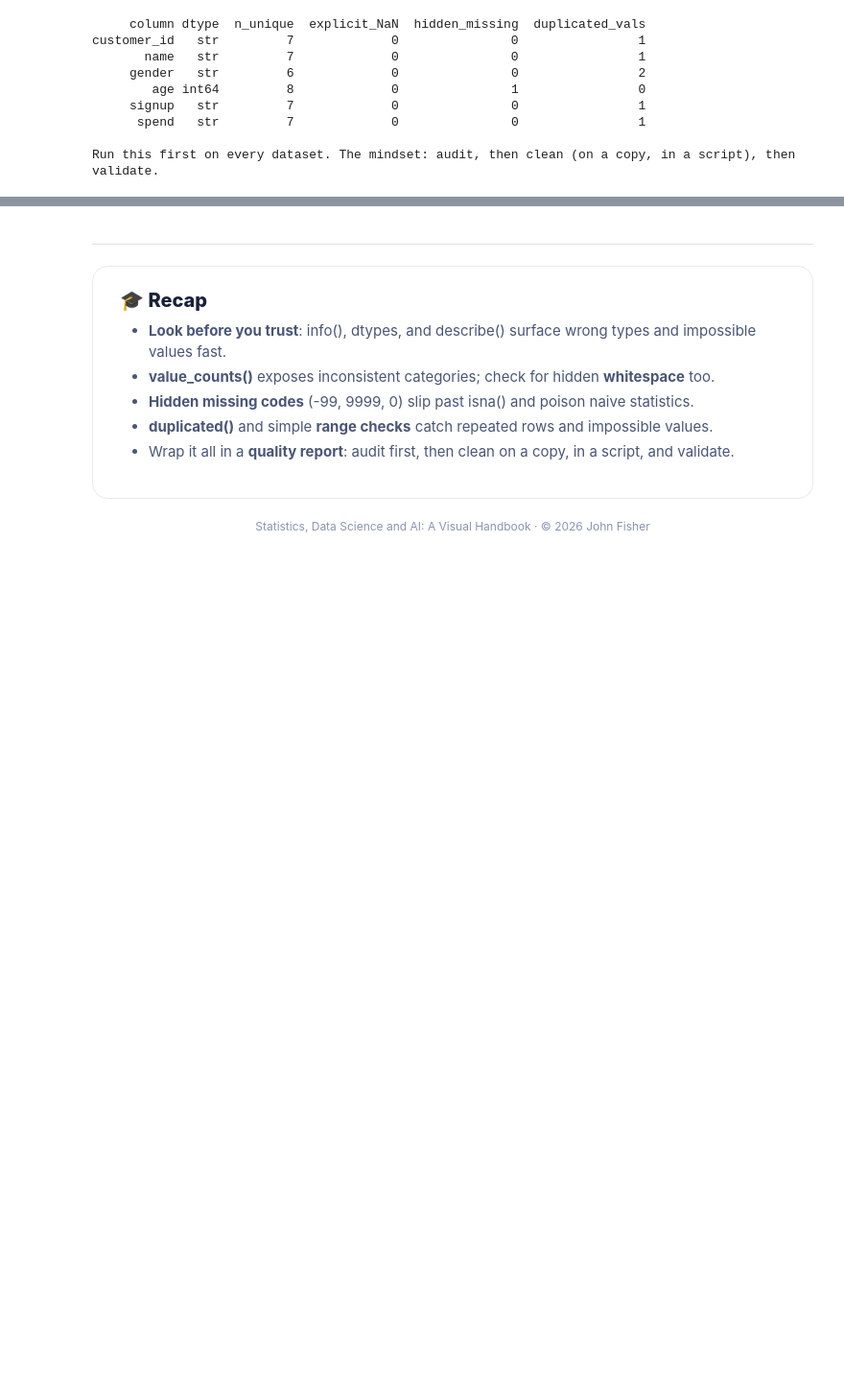
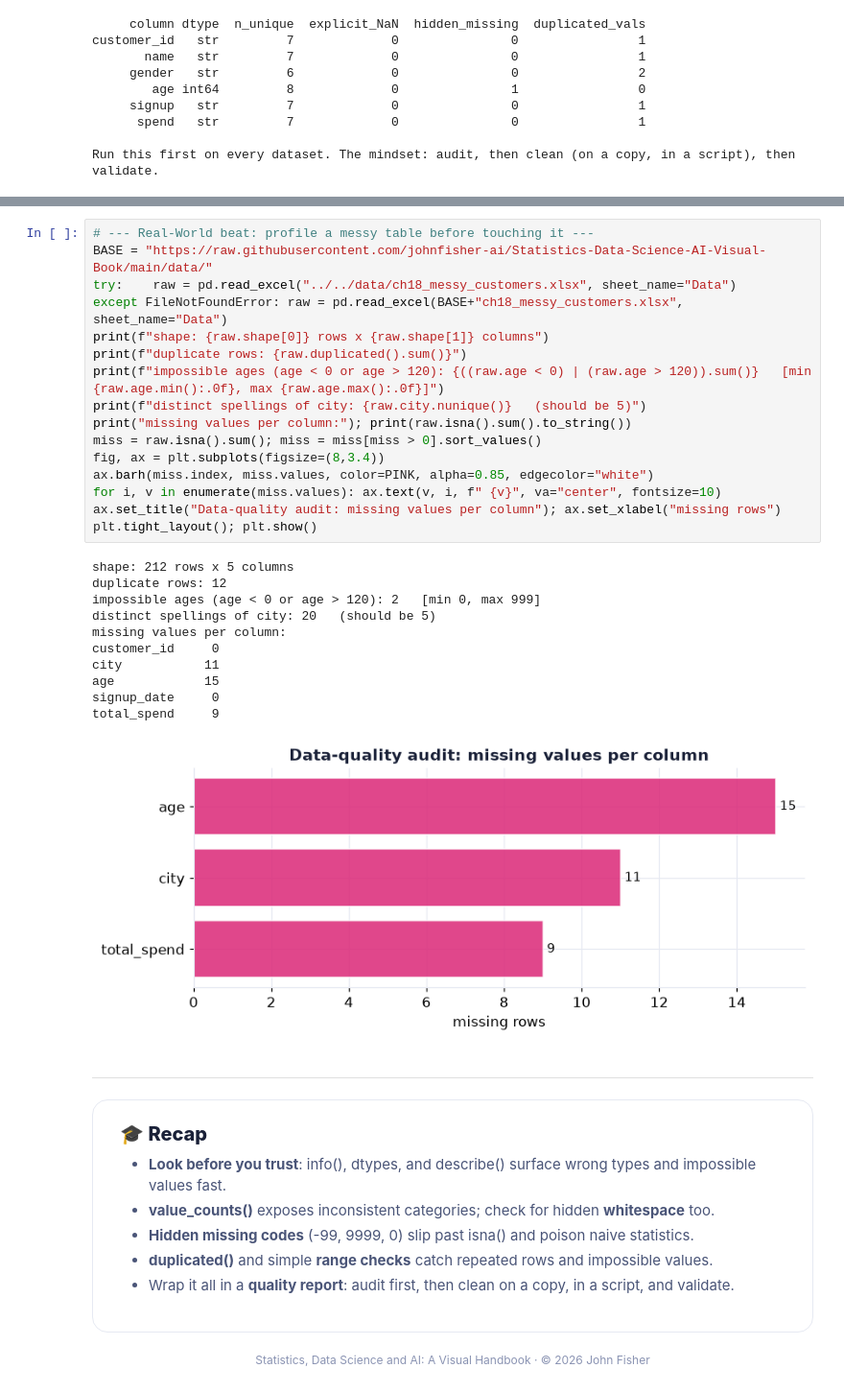
Before and after one commit to johnfisher-ai/Statistics-Data-Science-AI-Visual-Book, a Jupyter notebook: chapters/notebooks/ch18_data_cleaning_mindset.ipynb, the cells around one changed output, grey strips where cells are left out. Shown at 96% size. Drawn from its saved outputs; the diff is of its cells as text; blank space fills up the shorter version.

```diff
--- a/chapters/notebooks/ch18_data_cleaning_mindset.ipynb
+++ b/chapters/notebooks/ch18_data_cleaning_mindset.ipynb
@@ -204,3 +207,31 @@ Run this first on every dataset. The mindset: audit, then clean (on a copy, in a
+# %%
+# --- Real-World beat: profile a messy table before touching it ---
+BASE = "https://raw.githubusercontent.com/johnfisher-ai/Statistics-Data-Science-AI-Visual-Book/main/data/"
+try:    raw = pd.read_excel("../../data/ch18_messy_customers.xlsx", sheet_name="Data")
+except FileNotFoundError: raw = pd.read_excel(BASE+"ch18_messy_customers.xlsx", sheet_name="Data")
+print(f"shape: {raw.shape[0]} rows x {raw.shape[1]} columns")
+print(f"duplicate rows: {raw.duplicated().sum()}")
+print(f"impossible ages (age < 0 or age > 120): {((raw.age < 0) | (raw.age > 120)).sum()}   [min {raw.age.min():.0f}, max {raw.age.max():.0f}]")
+print(f"distinct spellings of city: {raw.city.nunique()}   (should be 5)")
+print("missing values per column:"); print(raw.isna().sum().to_string())
+miss = raw.isna().sum(); miss = miss[miss > 0].sort_values()
+fig, ax = plt.subplots(figsize=(8,3.4))
+ax.barh(miss.index, miss.values, color=PINK, alpha=0.85, edgecolor="white")
+for i, v in enumerate(miss.values): ax.text(v, i, f" {v}", va="center", fontsize=10)
+ax.set_title("Data-quality audit: missing values per column"); ax.set_xlabel("missing rows")
+plt.tight_layout(); plt.show()
+# %% [output]
+shape: 212 rows x 5 columns
+duplicate rows: 12
+impossible ages (age < 0 or age > 120): 2   [min 0, max 999]
+distinct spellings of city: 20   (should be 5)
+missing values per column:
+customer_id     0
+city           11
+age            15
+signup_date     0
+total_spend     9
+[figure, added]
 # %% [markdown]
 ---
 <div style="background:#ffffff;border:1px solid #e6e9f2;border-radius:16px;padding:24px 28px;font-family:Inter,sans-serif;box-shadow:0 8px 30px rgba(20,30,80,0.05)">
```
Also changed, not shown: parts of 1 cell of this notebook, 3 other files.
